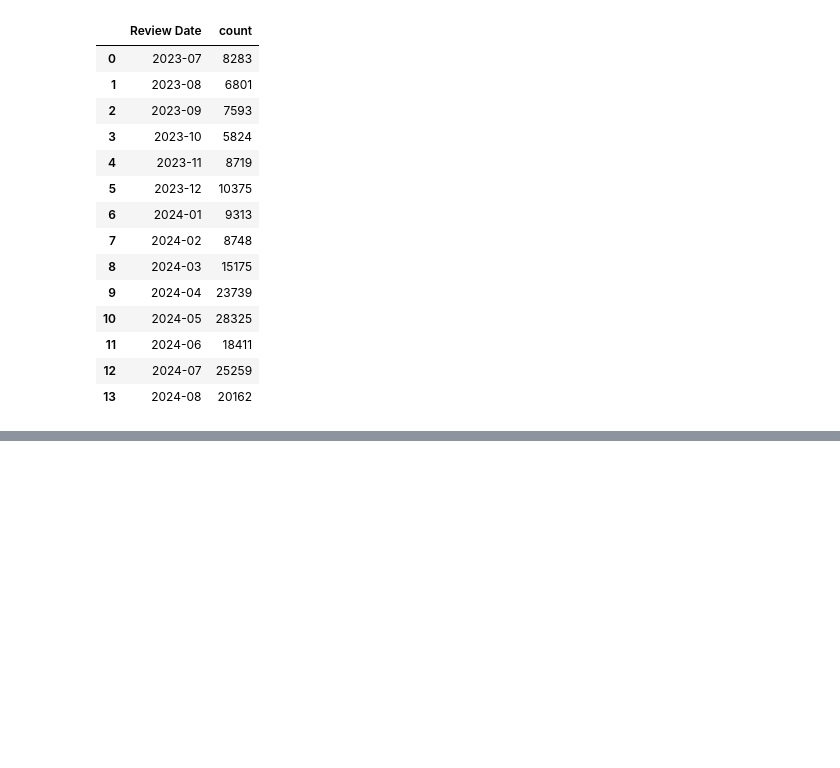
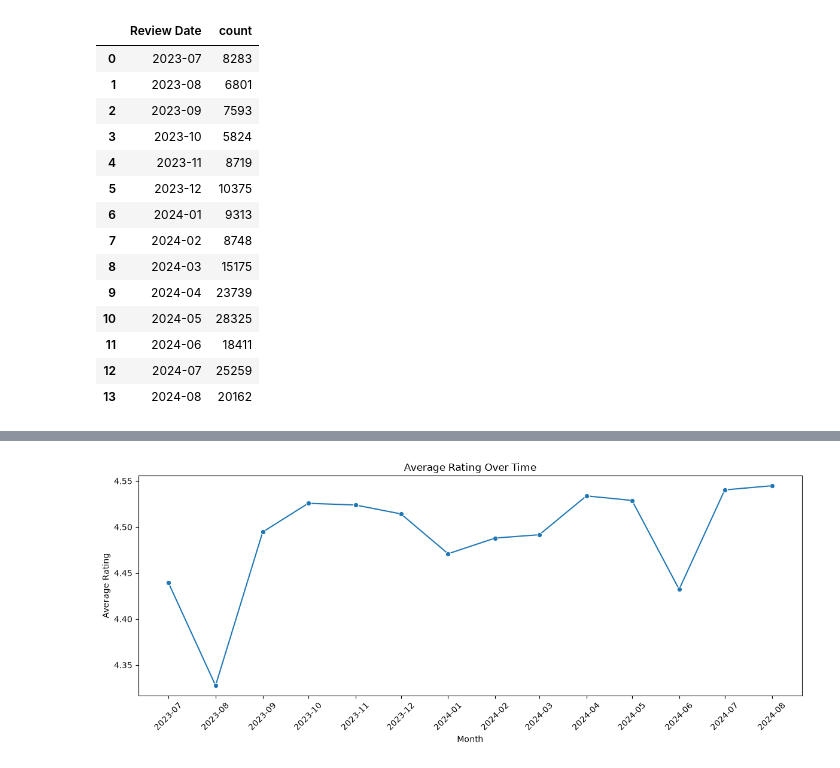
Before and after one commit to NeoTox419/chatgpt-review-analysis, a Jupyter notebook: chatgpt_analysis.ipynb, the cells around one changed output, grey strips where cells are left out. Cells and saved outputs as stored; diff of their text form; code cells hidden in the pictures; blank space fills up the shorter version.

```diff
--- a/chatgpt_analysis.ipynb
+++ b/chatgpt_analysis.ipynb
@@ -159,0 +162,5 @@ plt.show()
+# %%
+df = df.drop_duplicates()
+
+#percentage of each rating
+df['Ratings'].value_counts(normalize=True).sort_index() * 100
@@ -159,0 +175,8 @@ plt.show()
+# %%
+df['Review Month'] = df['Review Date'].dt.to_period('M')
+
+monthly_rating = df.groupby('Review Month')['Ratings'].mean()
+
+monthly_rating = monthly_rating.reset_index()
+
+monthly_rating
@@ -159,0 +199,23 @@ plt.show()
+# %%
+monthly_rating['Review Month'] = monthly_rating['Review Month'].dt.to_timestamp()
+# %%
+plt.figure(figsize=(12, 5))
+
+sns.lineplot(
+    data=monthly_rating,
+    x='Review Month',
+    y='Ratings',
+    marker='o'
+)
+
+plt.title('Average Rating Over Time')
+plt.xlabel('Month')
+plt.ylabel('Average Rating')
+
+plt.gca().xaxis.set_major_formatter(mdates.DateFormatter('%Y-%m'))
+plt.xticks(monthly_rating['Review Month'], rotation=45)
+
+plt.tight_layout()
+plt.show()
+# %% [output]
+[figure, added]
```
Also changed, not shown: parts of 27 cells of this notebook.
